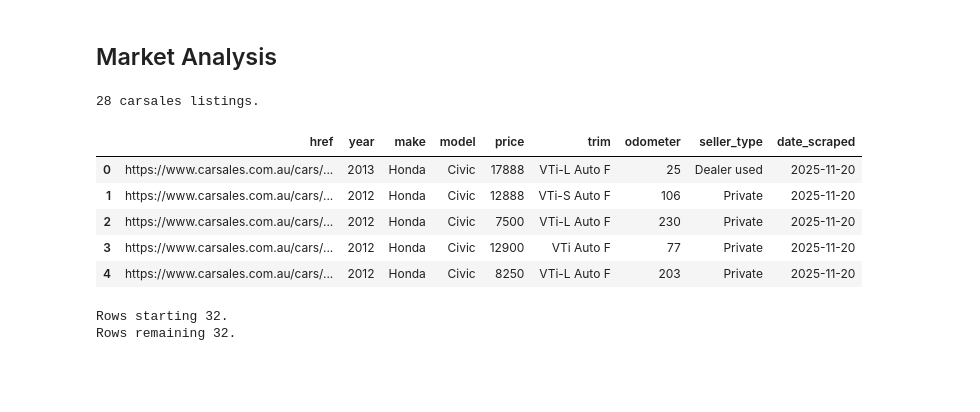
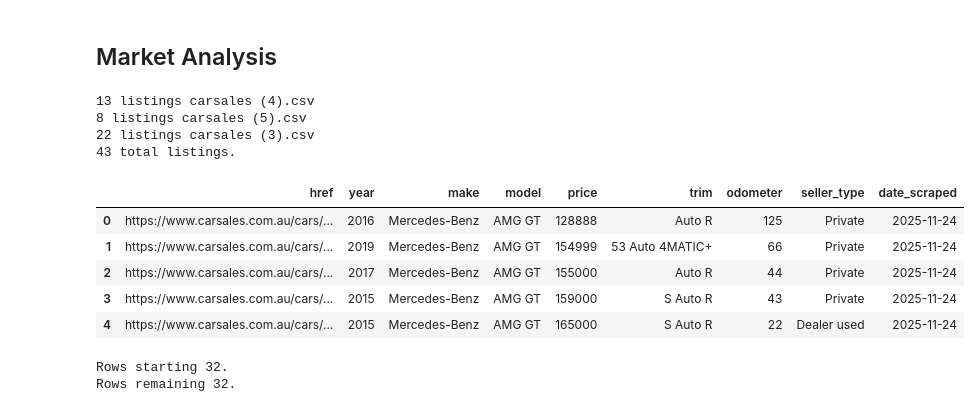
Before and after one commit to imrogerjiang/market_analysis, a Jupyter notebook: analytics.ipynb, the cells around one changed output. Drawn from its saved outputs; the diff is of its cells as text; code cells hidden in the pictures; blank space fills up the shorter version.

```diff
--- a/analytics.ipynb
+++ b/analytics.ipynb
@@ -146,32 +146,38 @@ def clean_and_rename_cs(df: pd.DataFrame) -> pd.DataFrame:
 # %%
 # Reading all carsales csvs
 # path = os.path.join(os.getcwd(), client_id)
 path = ""
 files = glob.glob(os.path.join(path, "carsales*.csv"))
+for f in files:
+  print(len(pd.read_csv(f)), "listings", f)
+
 cs = pd.concat([clean_and_rename_cs(pd.read_csv(f)) for f in files], ignore_index=True)
 
 # Dropping duplicates
 cs['href'] = cs['href'].astype(str)
 cs = cs.drop_duplicates(subset=['href'], keep='first')
-print(f"{len(cs)} carsales listings.")
+print(f"{len(cs)} total listings.")
 
 cs.head(5)
 
 # ╔═════════════════════════════╗
 # ║    🔎 VA TO CHECK OUTPUT    ║
 
 # 1. Check the following columns exist and entries is correct.
 # href, year, make, model, price, trim, odometer, seller_type
 
 # ╚═════════════════════════════╝
 # %% [output]
-28 carsales listings.
+13 listings carsales (4).csv
+8 listings carsales (5).csv
+22 listings carsales (3).csv
+43 total listings.
 |  | href | year | make | model | price | trim | odometer | seller_type | date_scraped |
-| 0 | https://www.carsales.com.au/cars/... | 2013 | Honda | Civic | 17888 | VTi-L Auto F | 25 | Dealer used | 2025-11-20 |
-| 1 | https://www.carsales.com.au/cars/... | 2012 | Honda | Civic | 12888 | VTi-S Auto F | 106 | Private | 2025-11-20 |
-| 2 | https://www.carsales.com.au/cars/... | 2012 | Honda | Civic | 7500 | VTi-L Auto F | 230 | Private | 2025-11-20 |
-| 3 | https://www.carsales.com.au/cars/... | 2012 | Honda | Civic | 12900 | VTi Auto F | 77 | Private | 2025-11-20 |
-| 4 | https://www.carsales.com.au/cars/... | 2012 | Honda | Civic | 8250 | VTi-L Auto F | 203 | Private | 2025-11-20 |
+| 0 | https://www.carsales.com.au/cars/... | 2016 | Mercedes-Benz | AMG GT | 128888 | Auto R | 125 | Private | 2025-11-24 |
+| 1 | https://www.carsales.com.au/cars/... | 2019 | Mercedes-Benz | AMG GT | 154999 | 53 Auto 4MATIC+ | 66 | Private | 2025-11-24 |
+| 2 | https://www.carsales.com.au/cars/... | 2017 | Mercedes-Benz | AMG GT | 155000 | Auto R | 44 | Private | 2025-11-24 |
+| 3 | https://www.carsales.com.au/cars/... | 2015 | Mercedes-Benz | AMG GT | 159000 | S Auto R | 43 | Private | 2025-11-24 |
+| 4 | https://www.carsales.com.au/cars/... | 2015 | Mercedes-Benz | AMG GT | 165000 | S Auto R | 22 | Dealer used | 2025-11-24 |
 # %%
 def clean_fb(df):
     # Split the b column into 'year', 'make', 'model'
```
Also changed, not shown: parts of 11 cells of this notebook.
